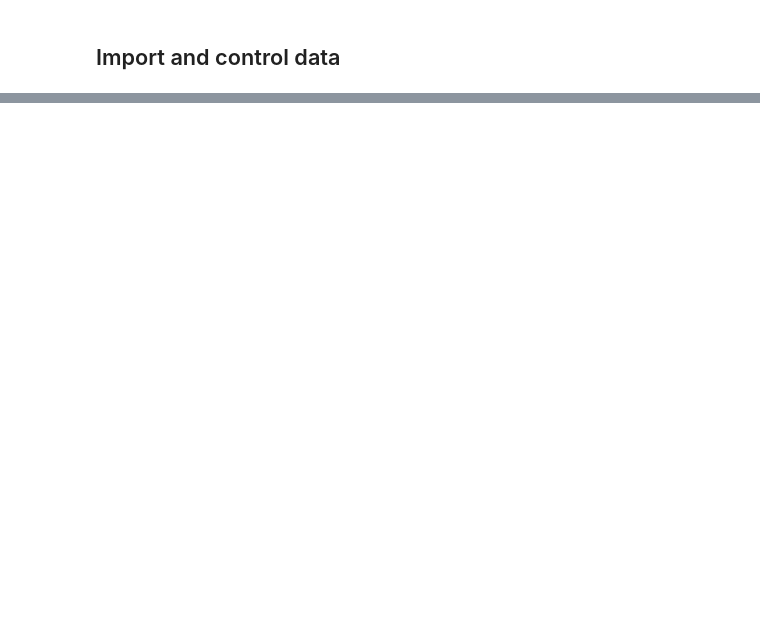
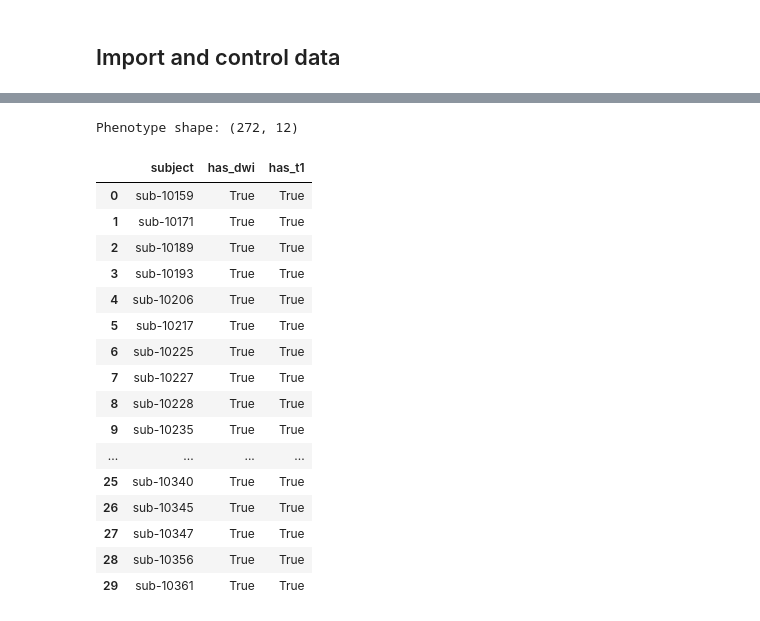
Before and after one commit to ompatel33/NSCI290_Final, a Jupyter notebook: braindata.ipynb, the cells around one changed output, grey strips where cells are left out. Drawn from its saved outputs; the diff is of its cells as text; code cells hidden in the pictures; blank space fills up the shorter version.

```diff
--- a/braindata.ipynb
+++ b/braindata.ipynb
@@ -11,0 +37,19 @@ True
+# %%
+# %%
+# ----- PATHS -----
+BIDS_ROOT = r"C:\Users\Om\Downloads\ds000030"  # folder with subset
+PHENO_DIR = os.path.join(BIDS_ROOT, "phenotype")
+OUTPUT_DIR = os.path.join(BIDS_ROOT, "derivatives", "project_outputs")
+
+os.makedirs(OUTPUT_DIR, exist_ok=True)
+
+# list subjects present in the subset
+subjects = sorted(
+    [
+        d for d in os.listdir(BIDS_ROOT)
+        if d.startswith("sub-") and os.path.isdir(os.path.join(BIDS_ROOT, d))
+    ]
+)
+
+print(f"There are {len(subjects)} subjects in subset.")
+print(subjects[:10])
@@ -60,6 +82,52 @@ os.listdir(pheno_dir)
 # %%
+# load phenotype data
 
-pheno_path = os.path.join(pheno_dir, "adhd.tsv")  # change this
-pheno = pd.read_csv(pheno_path, sep="\t")
-pheno.head()
-pheno.columns
+pheno_file = os.path.join(PHENO_DIR, "ADHD.tsv")
+
+if os.path.exists(pheno_file):
+    pheno = pd.read_csv(pheno_file, sep="\t")
+    print("Phenotype shape:", pheno.shape)
+    pheno.head()
+else:
+    print("Phenotype file not found at:", pheno_file)
+    pheno = pd.DataFrame()
+# %% [output]
+Phenotype shape: (272, 12)
+# %%
+# check for DWI and T1w files for each subject
+import glob
+
+subjects = sorted([d for d in os.listdir(BIDS_ROOT) if d.startswith("sub-")])
+
+results = []
+
+for sub in subjects:
+    dwi_path = glob.glob(os.path.join(BIDS_ROOT, sub, "dwi", "*dwi.nii.gz"))
+    t1_path = glob.glob(os.path.join(BIDS_ROOT, sub, "anat", "*T1w.nii.gz"))
+
+    results.append({
+        "subject": sub,
+        "has_dwi": bool(dwi_path),
+        "has_t1": bool(t1_path)
+    })
+
+check_df = pd.DataFrame(results)
+check_df
+# %% [output]
+|  | subject | has_dwi | has_t1 |
+| 0 | sub-10159 | True | True |
+| 1 | sub-10171 | True | True |
+| 2 | sub-10189 | True | True |
+| 3 | sub-10193 | True | True |
+| 4 | sub-10206 | True | True |
+| 5 | sub-10217 | True | True |
+| 6 | sub-10225 | True | True |
+| 7 | sub-10227 | True | True |
+| 8 | sub-10228 | True | True |
+| 9 | sub-10235 | True | True |
+| ... | ... | ... | ... |
+| 25 | sub-10340 | True | True |
+| 26 | sub-10345 | True | True |
+| 27 | sub-10347 | True | True |
+| 28 | sub-10356 | True | True |
+| 29 | sub-10361 | True | True |
```
Also changed, not shown: parts of 13 cells of this notebook.
